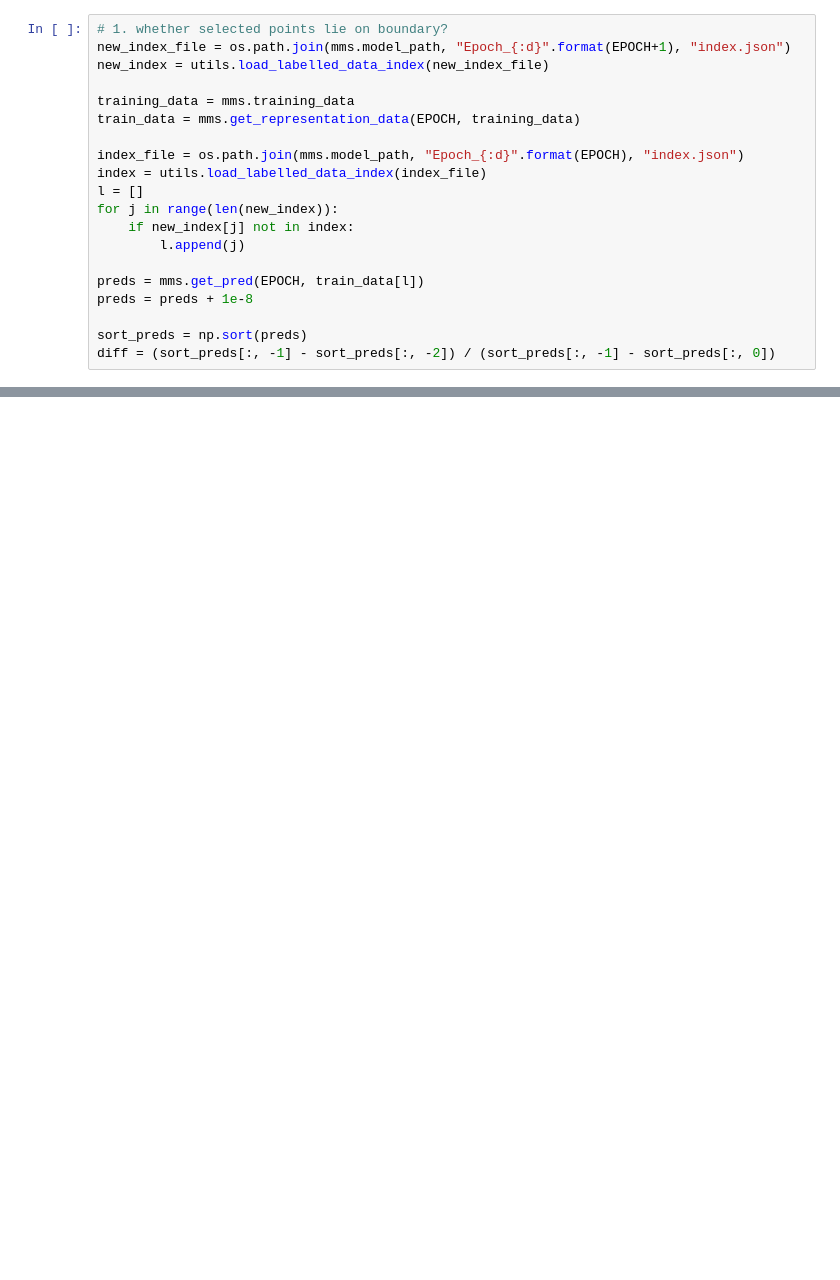
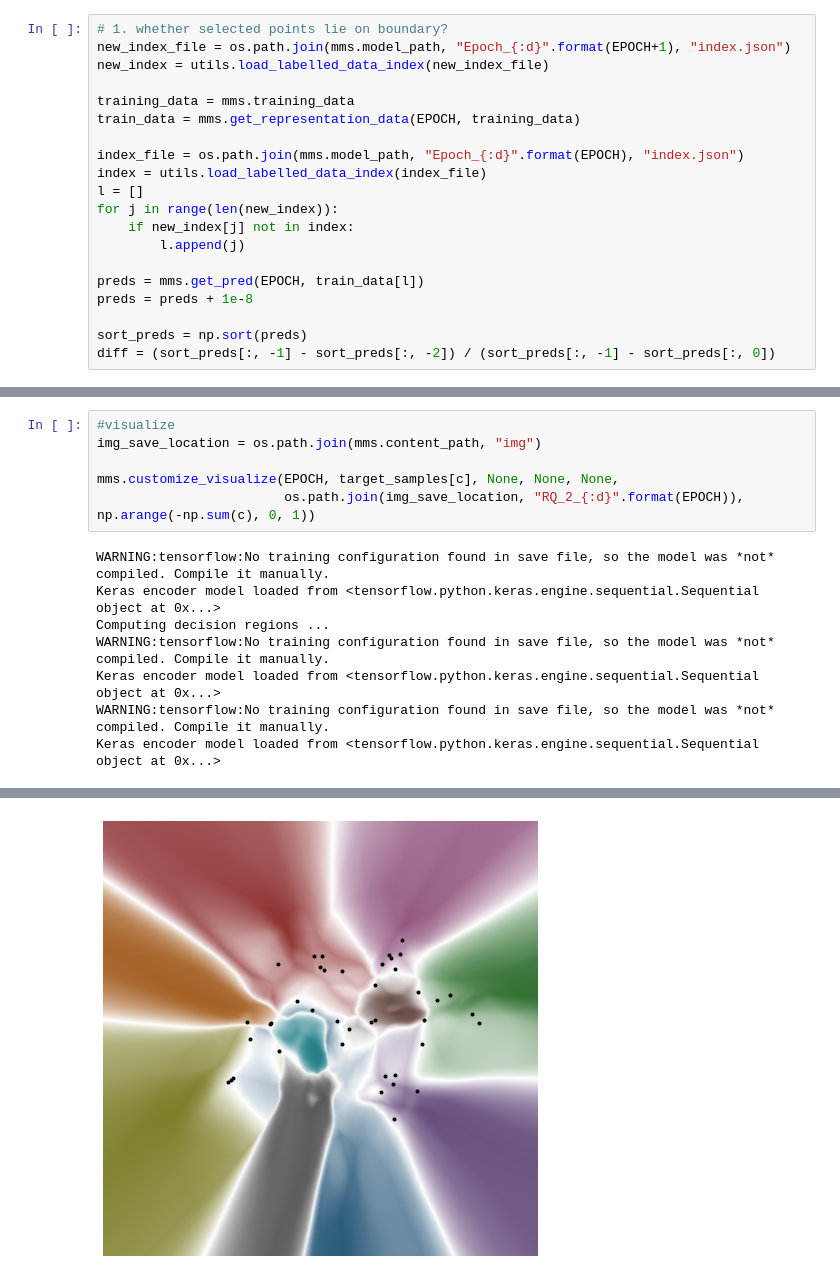
Before and after one commit to xianglinyang/DeepVisualInsight, a Jupyter notebook: verify/notebook/uncertainty_lie_on_boundary.ipynb, the cells around one changed output, grey strips where cells are left out. Saved outputs shown, nothing was run; the diff lists cells and outputs as text; blank space fills up the shorter version.

```diff
--- a/verify/notebook/uncertainty_lie_on_boundary.ipynb
+++ b/verify/notebook/uncertainty_lie_on_boundary.ipynb
@@ -93,0 +111,14 @@ Keras encoder model loaded from <tensorflow.python.keras.engine.sequential.Seque
+# %%
+#visualize
+img_save_location = os.path.join(mms.content_path, "img")
+
+mms.customize_visualize(EPOCH, target_samples[c], None, None, None,
+                        os.path.join(img_save_location, "RQ_2_{:d}".format(EPOCH)), np.arange(-np.sum(c), 0, 1))
+# %% [output]
+WARNING:tensorflow:No training configuration found in save file, so the model was *not* compiled. Compile it manually.
+Keras encoder model loaded from <tensorflow.python.keras.engine.sequential.Sequential object at 0x...>
+Computing decision regions ...
+WARNING:tensorflow:No training configuration found in save file, so the model was *not* compiled. Compile it manually.
+Keras encoder model loaded from <tensorflow.python.keras.engine.sequential.Sequential object at 0x...>
+WARNING:tensorflow:No training configuration found in save file, so the model was *not* compiled. Compile it manually.
+Keras encoder model loaded from <tensorflow.python.keras.engine.sequential.Sequential object at 0x...>
@@ -93,0 +127 @@ Keras encoder model loaded from <tensorflow.python.keras.engine.sequential.Seque
+[figure, added]
```
Also changed, not shown: parts of 8 cells of this notebook, 1 other file.
